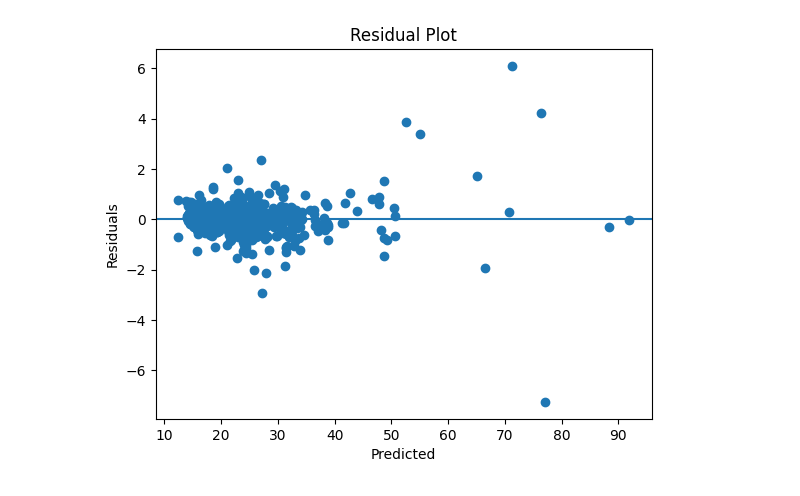
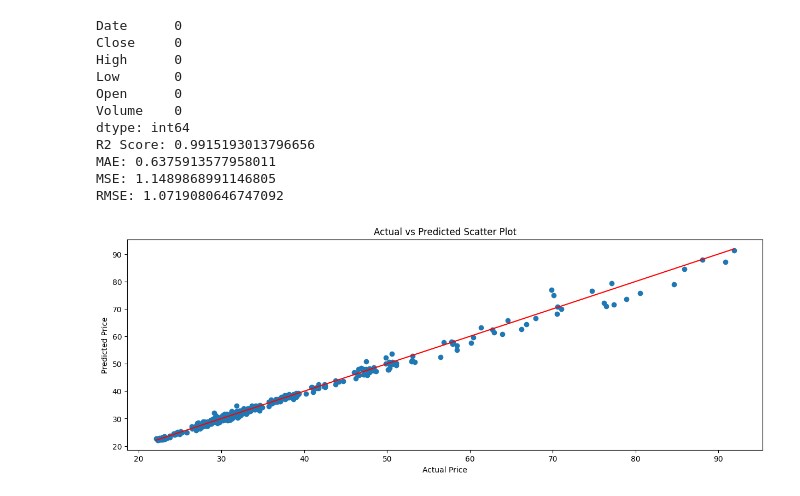
Before and after one commit to natchanon39089Dv/AIProject, a Jupyter notebook: Module/Real/linearRegerssion.ipynb, the cells around one changed output. Cells and saved outputs as stored; diff of their text form; code cells hidden in the pictures.

Commit message:
add the linear reg

```diff
--- a/Module/Real/linearRegerssion.ipynb
+++ b/Module/Real/linearRegerssion.ipynb
@@ -78,12 +1,66 @@ plt.show()
-# %%
-residuals = y_test - y_pred
-
-plt.figure()
-plt.scatter(y_pred, residuals)
-plt.axhline(0)
-plt.xlabel("Predicted")
-plt.ylabel("Residuals")
-plt.title("Residual Plot")
-plt.show()
-# %% [output]
-[figure, removed]
+# %%
+
+import pandas as pd
+import numpy as np
+import matplotlib.pyplot as plt
+
+data = pd.read_csv("../../Data/CSV/silver_prices_10years.csv")
+
+print(data.isnull().sum())
+
+data['Target'] = data['Close'].shift(-1)
+
+data = data.dropna()
+
+features = ['Open', 'High', 'Low']
+X = data[features]
+y = data['Target']
+
+from sklearn.model_selection import train_test_split
+
+X_train, X_test, y_train, y_test = train_test_split(
+X, y, test_size=0.2, shuffle=False)
+
+from sklearn.linear_model import LinearRegression
+
+model = LinearRegression()
+model.fit(X_train, y_train)
+
+y_pred = model.predict(X_test)
+
+from sklearn.metrics import r2_score, mean_squared_error, mean_absolute_error
+
+r2 = r2_score(y_test, y_pred)
+mae = mean_absolute_error(y_test, y_pred)
+mse = mean_squared_error(y_test, y_pred)
+rmse = np.sqrt(mse)
+
+print("R2 Score:", r2)
+print("MAE:", mae)
+print("MSE:", mse)
+print("RMSE:", rmse)
+
+plt.figure(figsize=(15,5))
+plt.scatter(y_test, y_pred)
+plt.xlabel("Actual Price")
+plt.ylabel("Predicted Price")
+plt.title("Actual vs Predicted Scatter Plot")
+
+plt.plot([y_test.min(), y_test.max()],
+         [y_test.min(), y_test.max()],
+         color='red')
+
+plt.show()
+# %% [output]
+Date      0
+Close     0
+High      0
+Low       0
+Open      0
+Volume    0
+dtype: int64
+R2 Score: 0.9915193013796656
+MAE: 0.6375913577958011
+MSE: 1.1489868991146805
+RMSE: 1.0719080646747092
+[figure, added]
```
Also changed, not shown: parts of 7 cells of this notebook.
